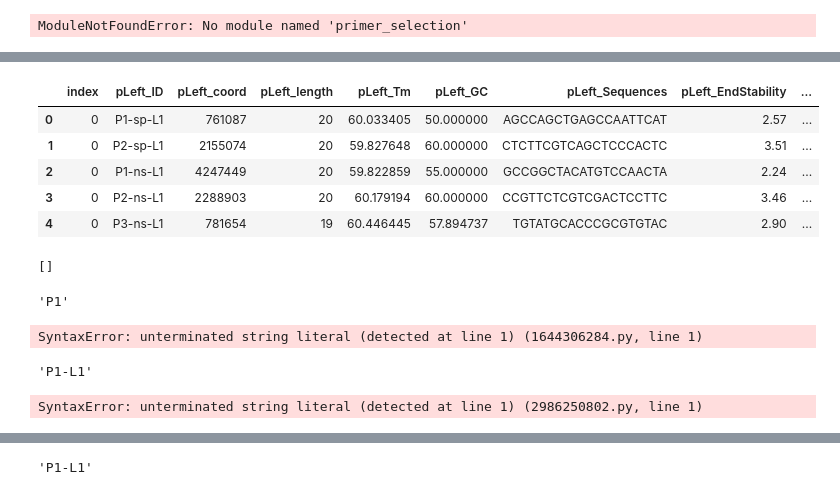
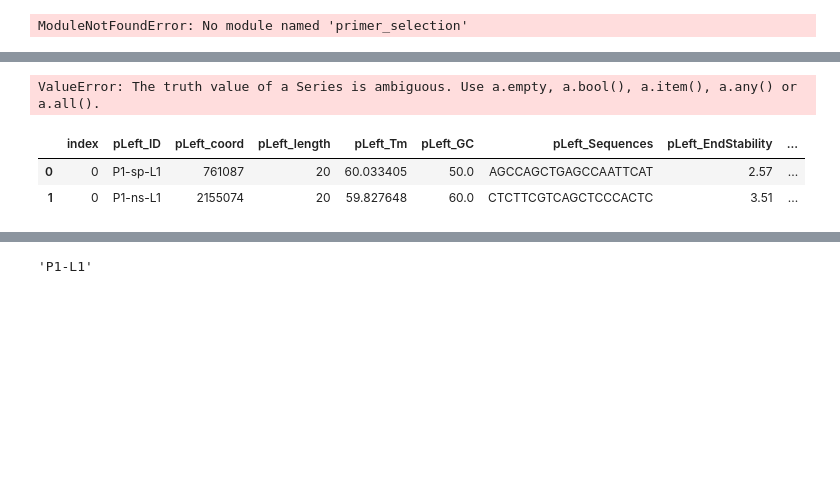
Before and after one commit to linfeng-wang/TOAST, a Jupyter notebook: cache/scratch.ipynb, the cells around one changed output, grey strips where cells are left out. Saved outputs shown, nothing was run; the diff lists cells and outputs as text; code cells hidden in the pictures; blank space fills up the shorter version.

```diff
--- a/cache/scratch.ipynb
+++ b/cache/scratch.ipynb
@@ -28,0 +141,5 @@ ModuleNotFoundError: No module named 'primer_selection'
+# %%
+full_data.loc[full_data['genome_pos'] > locl and full_data['genome_pos'] < locl , 'weight'] = 0
+full_data.loc[(full_data['genome_pos'] > locl) & (full_data['genome_pos'] < loch), 'weight'] = 0
+# %% [output]
+ValueError: The truth value of a Series is ambiguous. Use a.empty, a.bool(), a.item(), a.any() or a.all().
@@ -29,31 +206,8 @@ ModuleNotFoundError: No module named 'primer_selection'
 # %%
-accepted_primers = pd.read_csv('/mnt/storage10/lwang/Projects/Amplicon_design_tool/test/Amplicon_design_output/Primer_design-accepted_primers-37-400.csv')
+accepted_primers = pd.read_csv('/mnt/storage10/lwang/Projects/TOAST/cache/Amplicon_design_output/Primer_design-accepted_primers-2-400.csv')
 # %%
-accepted_primers.head()
+accepted_primers
 # %% [output]
 |  | index | pLeft_ID | pLeft_coord | pLeft_length | pLeft_Tm | pLeft_GC | pLeft_Sequences | pLeft_EndStability | ... |
-| 0 | 0 | P1-sp-L1 | 761087 | 20 | 60.033405 | 50.000000 | AGCCAGCTGAGCCAATTCAT | 2.57 | ... |
-| 1 | 0 | P2-sp-L1 | 2155074 | 20 | 59.827648 | 60.000000 | CTCTTCGTCAGCTCCCACTC | 3.51 | ... |
-| 2 | 0 | P1-ns-L1 | 4247449 | 20 | 59.822859 | 55.000000 | GCCGGCTACATGTCCAACTA | 2.24 | ... |
-| 3 | 0 | P2-ns-L1 | 2288903 | 20 | 60.179194 | 60.000000 | CCGTTCTCGTCGACTCCTTC | 3.46 | ... |
-| 4 | 0 | P3-ns-L1 | 781654 | 19 | 60.446445 | 57.894737 | TGTATGCACCCGCGTGTAC | 2.90 | ... |
+| 0 | 0 | P1-sp-L1 | 761087 | 20 | 60.033405 | 50.0 | AGCCAGCTGAGCCAATTCAT | 2.57 | ... |
+| 1 | 0 | P1-ns-L1 | 2155074 | 20 | 59.827648 | 60.0 | CTCTTCGTCAGCTCCCACTC | 3.51 | ... |
-# %%
-out_bed
-# %% [output]
-[]
-# %%
-'P1-sp-L1'.split('-')[0]
-# %% [output]
-'P1'
-# %%
-P1-sp-L1'.split('-')[2]
-# %% [output]
-SyntaxError: unterminated string literal (detected at line 1) (1644306284.py, line 1)
-# %%
-'-'.join(['P1-sp-L1'.split('-')[0], 'P1-sp-L1'.split('-')[2]])
-# %% [output]
-'P1-L1'
-# %%
-'-'.join(['P1-sp-L1'.split('-')[0], P1-sp-L1'.split('-')[2]])
-# %% [output]
-SyntaxError: unterminated string literal (detected at line 1) (2986250802.py, line 1)
```
Also changed, not shown: parts of 13 cells of this notebook, 11 other files.
